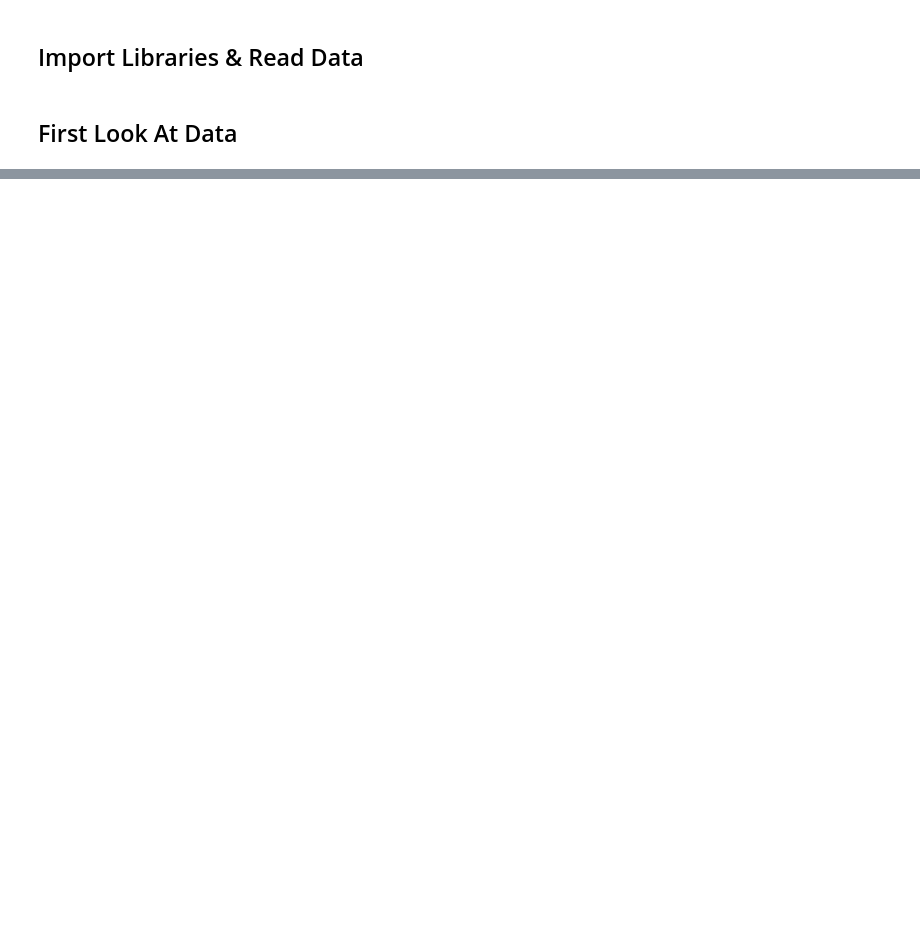
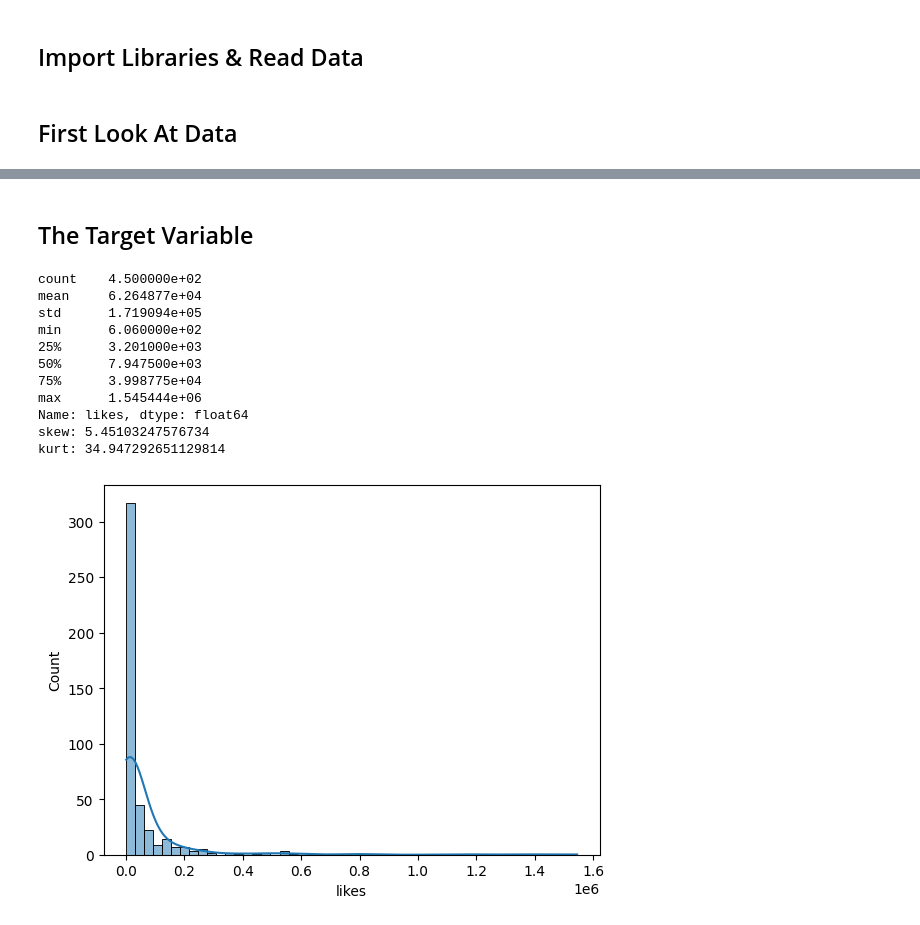
Before and after one commit to mw01github/Full-Data-Science-Process-Project, a Jupyter notebook: EDA.ipynb, the cells around one changed output, grey strips where cells are left out. Saved outputs shown, nothing was run; the diff lists cells and outputs as text; code cells hidden in the pictures; blank space fills up the shorter version.

```diff
--- a/EDA.ipynb
+++ b/EDA.ipynb
@@ -90,0 +105,21 @@ None
+# %% [markdown]
+## The Target Variable
+# %%
+print(df_train['likes'].describe())
+print('skew:', df_train['likes'].skew())
+print('kurt:', df_train['likes'].kurt())
+sns.histplot(df_train['likes'], kde=True, bins = 50)
+plt.show()
+# %% [output]
+count    4.500000e+02
+mean     6.264877e+04
+std      1.719094e+05
+min      6.060000e+02
+25%      3.201000e+03
+50%      7.947500e+03
+75%      3.998775e+04
+max      1.545444e+06
+Name: likes, dtype: float64
+skew: 5.45103247576734
+kurt: 34.947292651129814
+[figure, added]
```
Also changed, not shown: parts of 23 cells of this notebook, 3 other files.
